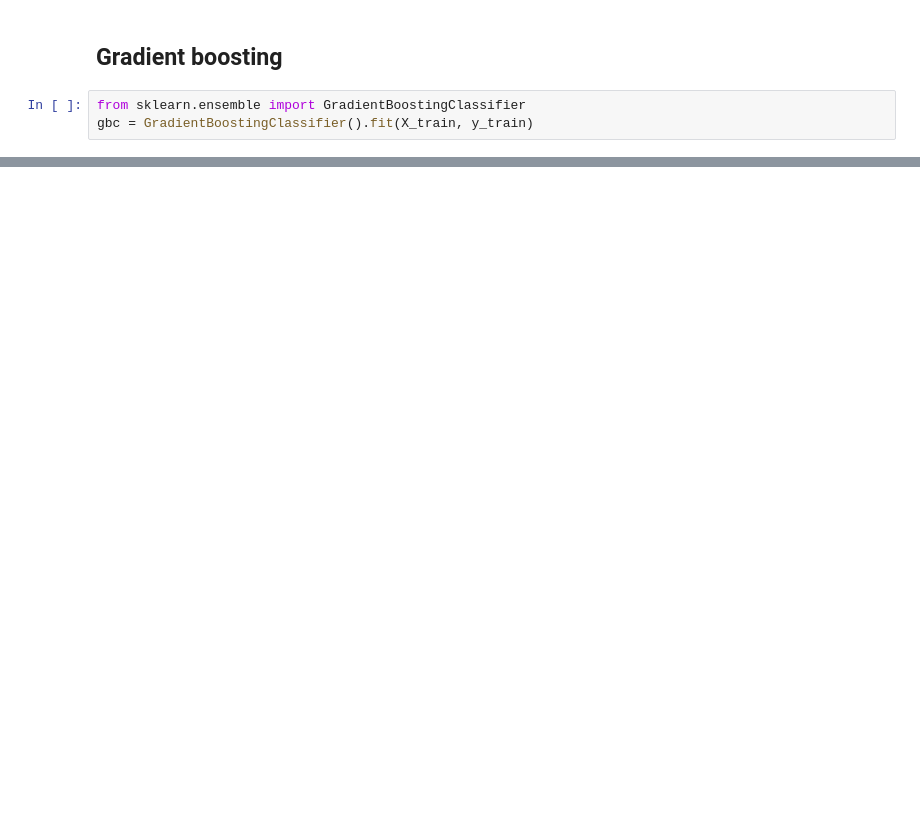
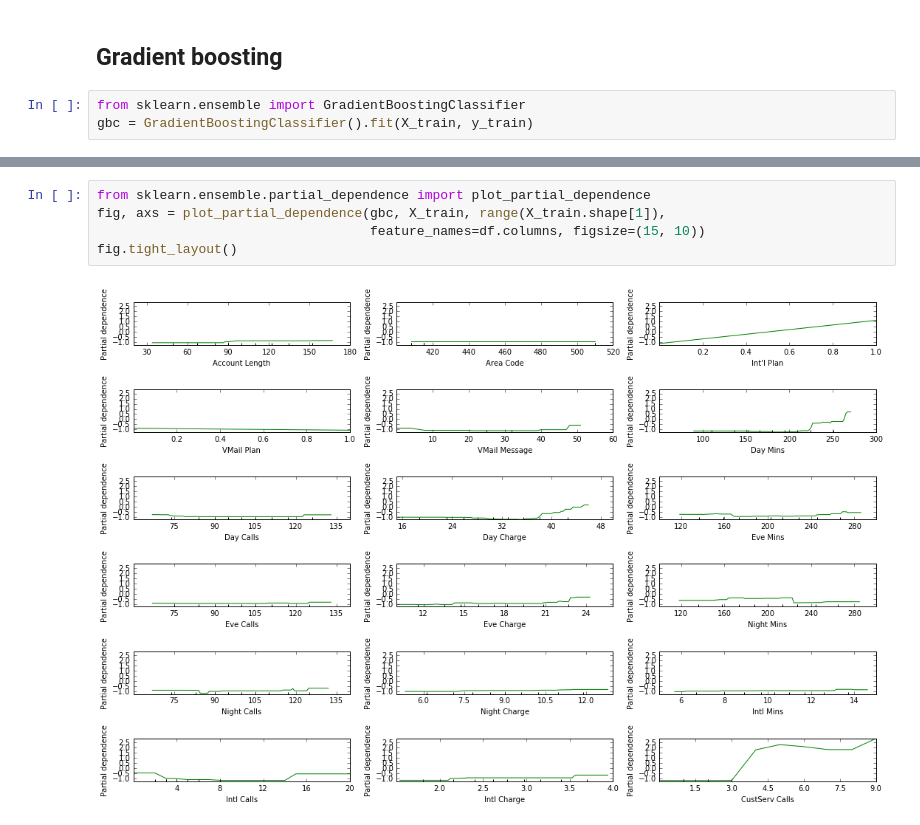
Before and after one commit to clemriedel/Web_ds4all, a Jupyter notebook: dspipeline/DS_models_supervised.ipynb, the cells around one changed output, grey strips where cells are left out. Saved outputs shown, nothing was run; the diff lists cells and outputs as text; blank space fills up the shorter version.

```diff
--- a/dspipeline/DS_models_supervised.ipynb
+++ b/dspipeline/DS_models_supervised.ipynb
@@ -290,0 +297,7 @@ ticks = plt.yticks(range(gb_imp.shape[0]), gb_imp[0])
+# %%
+from sklearn.ensemble.partial_dependence import plot_partial_dependence
+fig, axs = plot_partial_dependence(gbc, X_train, range(X_train.shape[1]),
+                                   feature_names=df.columns, figsize=(15, 10))
+fig.tight_layout()
+# %% [output]
+[figure, added]
```
Also changed, not shown: parts of 18 cells of this notebook, 23 other files.
